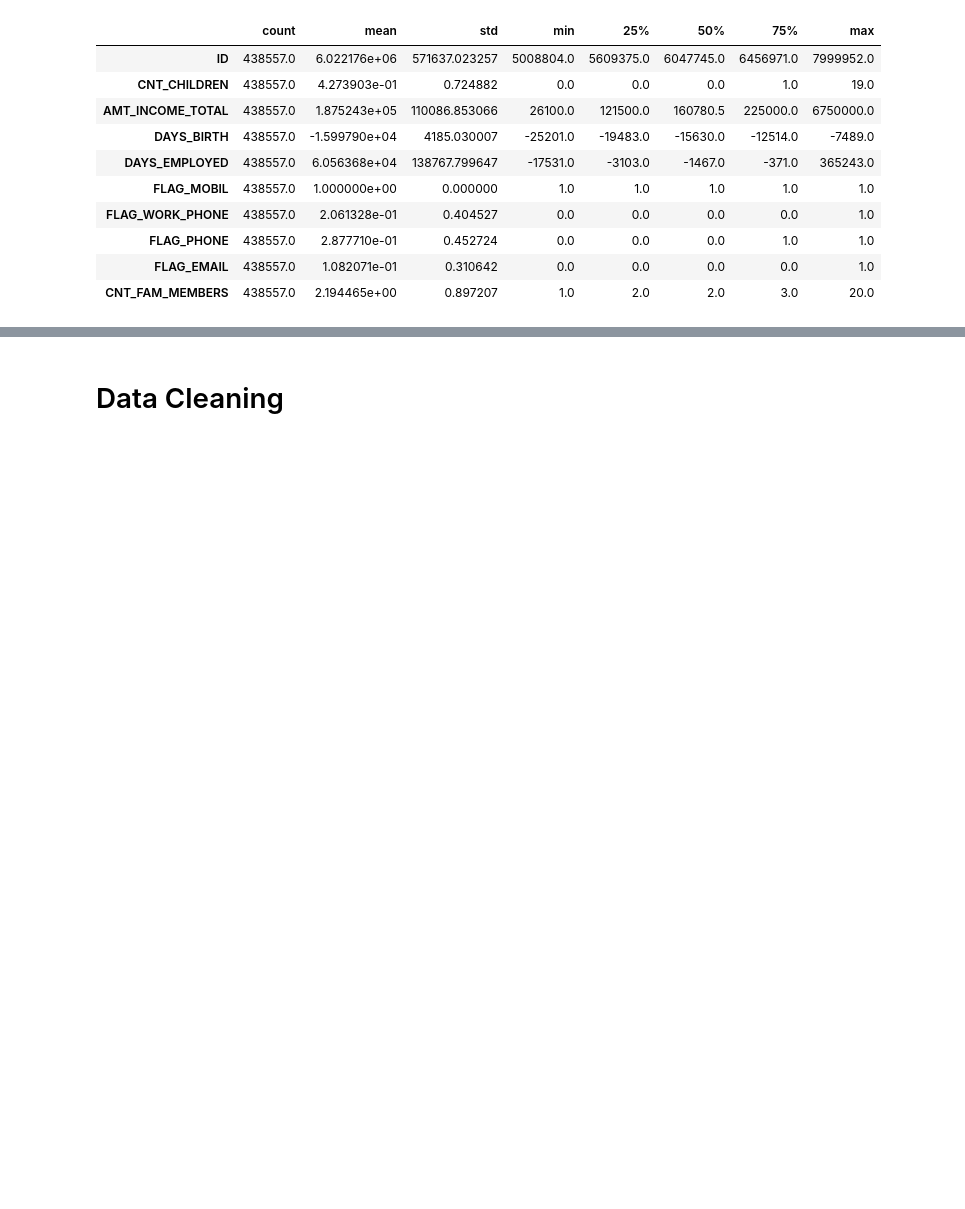
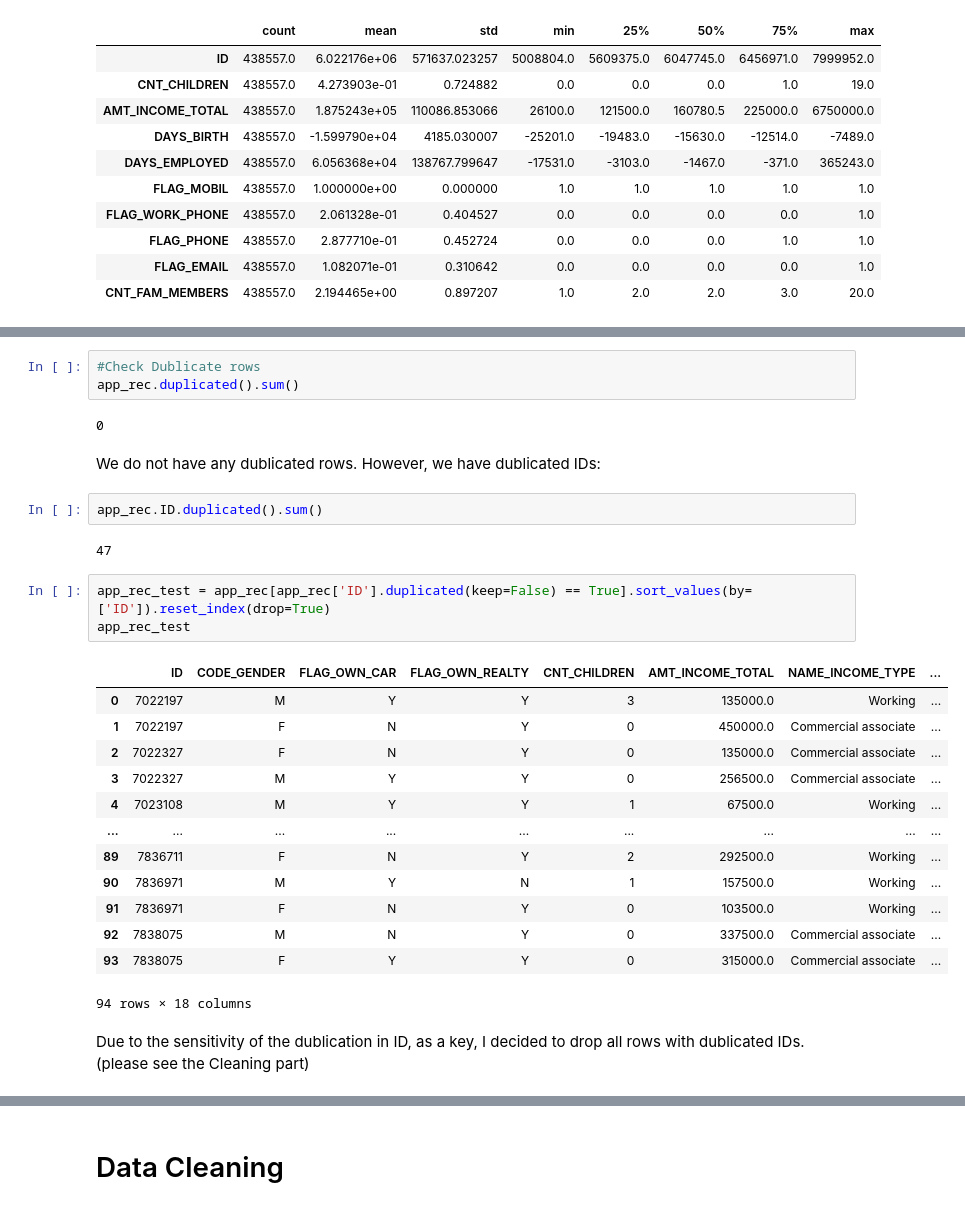
Before and after one commit to Davoodshahabi/Credit-Risk, a Jupyter notebook: credit_score_1.ipynb, the cells around one changed output, grey strips where cells are left out. Cells and saved outputs as stored; diff of their text form; blank space fills up the shorter version.

```diff
--- a/credit_score_1.ipynb
+++ b/credit_score_1.ipynb
@@ -143,0 +155,30 @@ for var in ['CNT_CHILDREN',  'AMT_INCOME_TOTAL',  'DAYS_EMPLOYED']:
+# %%
+#Check Dublicate rows
+app_rec.duplicated().sum()
+# %% [output]
+0
+# %% [markdown]
+We do not have any dublicated rows. However, we have dublicated IDs:
+# %%
+app_rec.ID.duplicated().sum()
+# %% [output]
+47
+# %%
+app_rec_test = app_rec[app_rec['ID'].duplicated(keep=False) == True].sort_values(by=['ID']).reset_index(drop=True)
+app_rec_test
+# %% [output]
+|  | ID | CODE_GENDER | FLAG_OWN_CAR | FLAG_OWN_REALTY | CNT_CHILDREN | AMT_INCOME_TOTAL | NAME_INCOME_TYPE | ... |
+| 0 | 7022197 | M | Y | Y | 3 | 135000.0 | Working | ... |
+| 1 | 7022197 | F | N | Y | 0 | 450000.0 | Commercial associate | ... |
+| 2 | 7022327 | F | N | Y | 0 | 135000.0 | Commercial associate | ... |
+| 3 | 7022327 | M | Y | Y | 0 | 256500.0 | Commercial associate | ... |
+| 4 | 7023108 | M | Y | Y | 1 | 67500.0 | Working | ... |
+| ... | ... | ... | ... | ... | ... | ... | ... | ... |
+| 89 | 7836711 | F | N | Y | 2 | 292500.0 | Working | ... |
+| 90 | 7836971 | M | Y | N | 1 | 157500.0 | Working | ... |
+| 91 | 7836971 | F | N | Y | 0 | 103500.0 | Working | ... |
+| 92 | 7838075 | M | N | Y | 0 | 337500.0 | Commercial associate | ... |
+| 93 | 7838075 | F | Y | Y | 0 | 315000.0 | Commercial associate | ... |
+94 rows × 18 columns
+# %% [markdown]
+Due to the sensitivity of the dublication in ID, as a key, I decided to drop all rows with dublicated IDs.(please see the Cleaning part)
```
Also changed, not shown: parts of 42 cells of this notebook.
